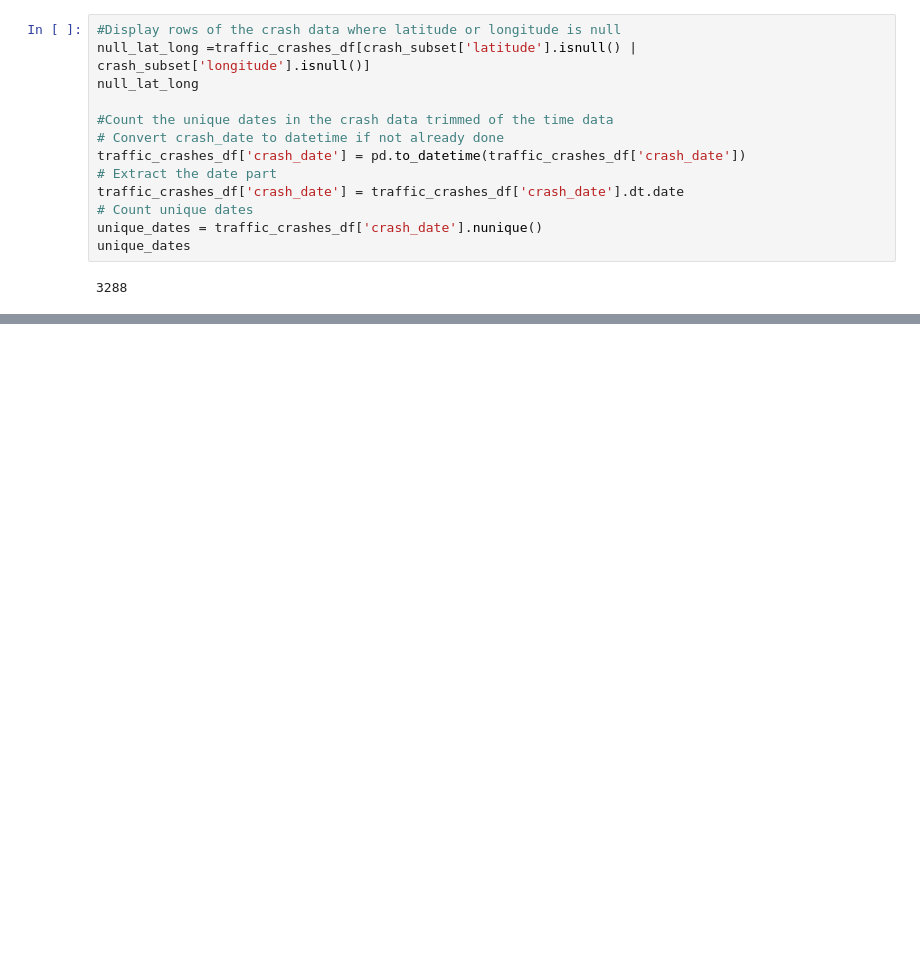
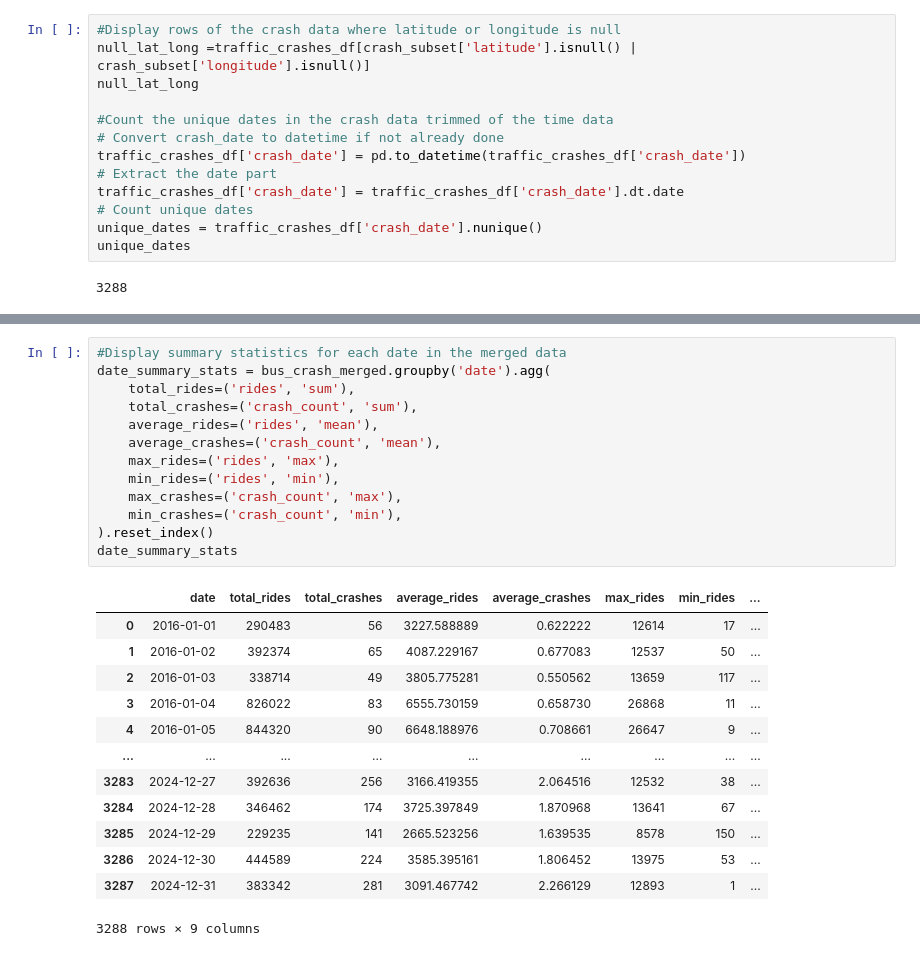
Before and after one commit to chance-roberts/DATA6330_RobertsC, a Jupyter notebook: RobertsC_DATA6330.ipynb, the cells around one changed output, grey strips where cells are left out. Drawn from its saved outputs; the diff is of its cells as text; blank space fills up the shorter version.

```diff
--- a/RobertsC_DATA6330.ipynb
+++ b/RobertsC_DATA6330.ipynb
@@ -206,0 +427,27 @@ unique_dates
+# %%
+#Display summary statistics for each date in the merged data
+date_summary_stats = bus_crash_merged.groupby('date').agg(
+    total_rides=('rides', 'sum'),
+    total_crashes=('crash_count', 'sum'),
+    average_rides=('rides', 'mean'),
+    average_crashes=('crash_count', 'mean'),
+    max_rides=('rides', 'max'),
+    min_rides=('rides', 'min'),
+    max_crashes=('crash_count', 'max'),
+    min_crashes=('crash_count', 'min'),
+).reset_index()
+date_summary_stats
+# %% [output]
+|  | date | total_rides | total_crashes | average_rides | average_crashes | max_rides | min_rides | ... |
+| 0 | 2016-01-01 | 290483 | 56 | 3227.588889 | 0.622222 | 12614 | 17 | ... |
+| 1 | 2016-01-02 | 392374 | 65 | 4087.229167 | 0.677083 | 12537 | 50 | ... |
+| 2 | 2016-01-03 | 338714 | 49 | 3805.775281 | 0.550562 | 13659 | 117 | ... |
+| 3 | 2016-01-04 | 826022 | 83 | 6555.730159 | 0.658730 | 26868 | 11 | ... |
+| 4 | 2016-01-05 | 844320 | 90 | 6648.188976 | 0.708661 | 26647 | 9 | ... |
+| ... | ... | ... | ... | ... | ... | ... | ... | ... |
+| 3283 | 2024-12-27 | 392636 | 256 | 3166.419355 | 2.064516 | 12532 | 38 | ... |
+| 3284 | 2024-12-28 | 346462 | 174 | 3725.397849 | 1.870968 | 13641 | 67 | ... |
+| 3285 | 2024-12-29 | 229235 | 141 | 2665.523256 | 1.639535 | 8578 | 150 | ... |
+| 3286 | 2024-12-30 | 444589 | 224 | 3585.395161 | 1.806452 | 13975 | 53 | ... |
+| 3287 | 2024-12-31 | 383342 | 281 | 3091.467742 | 2.266129 | 12893 | 1 | ... |
+3288 rows × 9 columns
```
Also changed, not shown: parts of 34 cells of this notebook, 1 other file.
